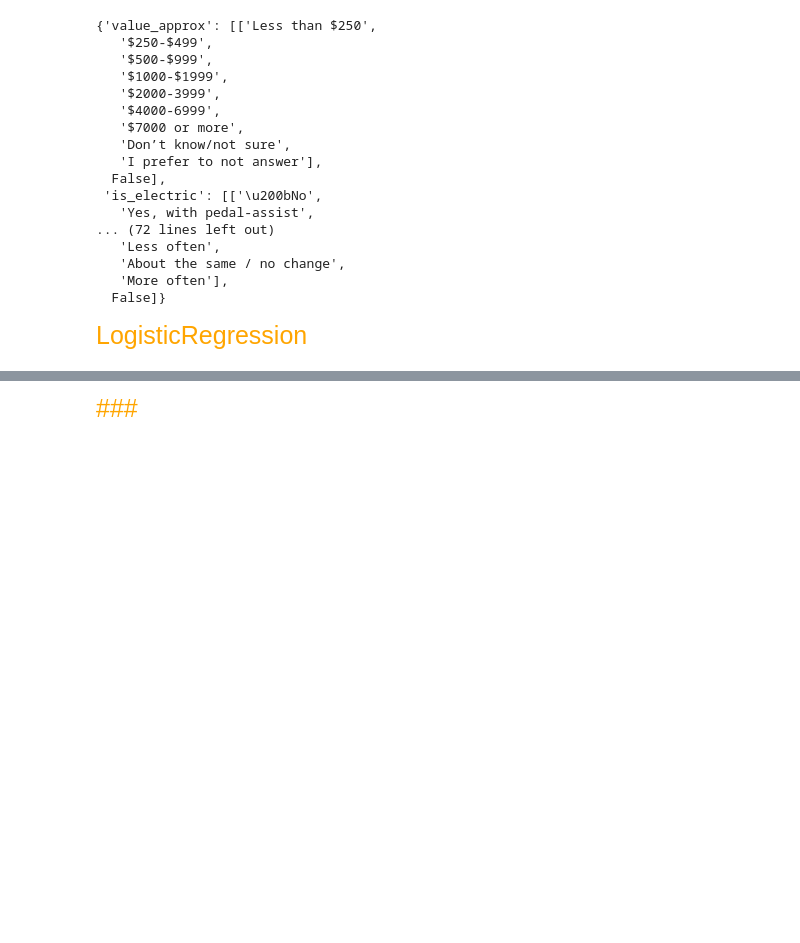
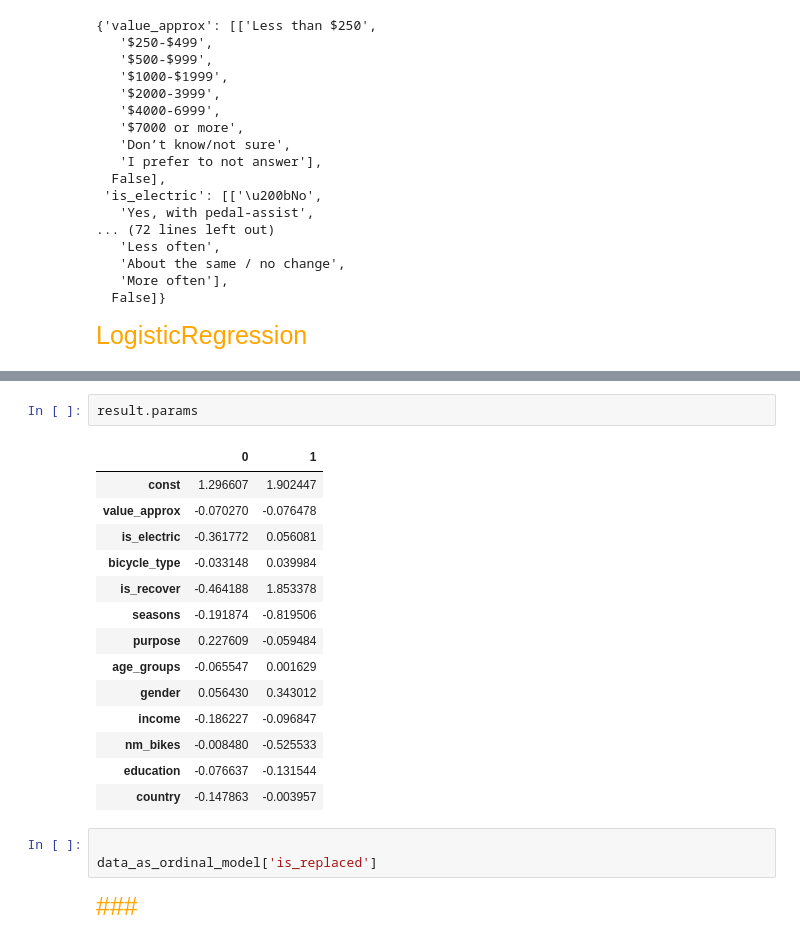
Before and after one commit to achic19/Biketheft, a Jupyter notebook: python/notebooks/paper_2_notebook/advanced_analysis.ipynb, the cells around one changed output, grey strips where cells are left out. Cells and saved outputs as stored; diff of their text form; blank space fills up the shorter version.

```diff
--- a/python/notebooks/paper_2_notebook/advanced_analysis.ipynb
+++ b/python/notebooks/paper_2_notebook/advanced_analysis.ipynb
@@ -436,3 +487,23 @@ country: 0.1405
+# %%
+result.params
+# %% [output]
+|  | 0 | 1 |
+| const | 1.296607 | 1.902447 |
+| value_approx | -0.070270 | -0.076478 |
+| is_electric | -0.361772 | 0.056081 |
+| bicycle_type | -0.033148 | 0.039984 |
+| is_recover | -0.464188 | 1.853378 |
+| seasons | -0.191874 | -0.819506 |
+| purpose | 0.227609 | -0.059484 |
+| age_groups | -0.065547 | 0.001629 |
+| gender | 0.056430 | 0.343012 |
+| income | -0.186227 | -0.096847 |
+| nm_bikes | -0.008480 | -0.525533 |
+| education | -0.076637 | -0.131544 |
+| country | -0.147863 | -0.003957 |
+# %%
+
+data_as_ordinal_model['is_replaced']
 # %% [markdown]
 <span style="color:orange;font-size:25px">###</span>
 # %% [markdown]
```
Also changed, not shown: parts of 6 cells of this notebook.
